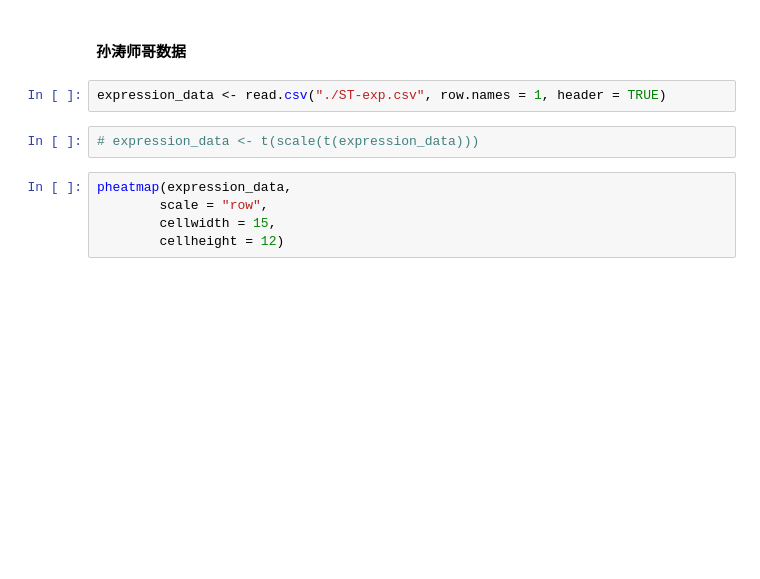
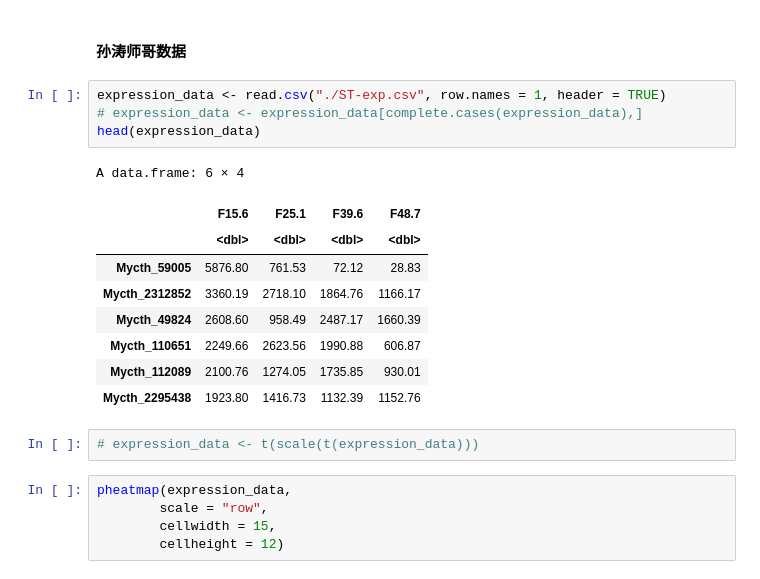
Before and after one commit to dongchen1998/code, a Jupyter notebook: lab/ST/heatmap/pheatmap.ipynb, the cells around one changed output. Cells and saved outputs as stored; diff of their text form; blank space fills up the shorter version.

```diff
--- a/lab/ST/heatmap/pheatmap.ipynb
+++ b/lab/ST/heatmap/pheatmap.ipynb
@@ -52,6 +47,18 @@ pheatmap(test, cellwidth = 15, cellheight = 12)
 #### 孙涛师哥数据
 # %%
 expression_data <- read.csv("./ST-exp.csv", row.names = 1, header = TRUE)
+# expression_data <- expression_data[complete.cases(expression_data),]
+head(expression_data)
+# %% [output]
+A data.frame: 6 × 4
+|  | F15.6 | F25.1 | F39.6 | F48.7 |
+|  | <dbl> | <dbl> | <dbl> | <dbl> |
+| Mycth_59005 | 5876.80 | 761.53 | 72.12 | 28.83 |
+| Mycth_2312852 | 3360.19 | 2718.10 | 1864.76 | 1166.17 |
+| Mycth_49824 | 2608.60 | 958.49 | 2487.17 | 1660.39 |
+| Mycth_110651 | 2249.66 | 2623.56 | 1990.88 | 606.87 |
+| Mycth_112089 | 2100.76 | 1274.05 | 1735.85 | 930.01 |
+| Mycth_2295438 | 1923.80 | 1416.73 | 1132.39 | 1152.76 |
 # %%
 # expression_data <- t(scale(t(expression_data)))
 # %%
```
Also changed, not shown: parts of 8 cells of this notebook, 4 other files.
